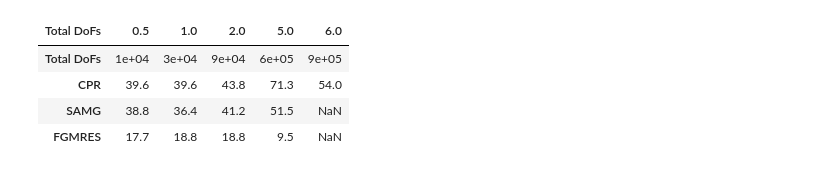
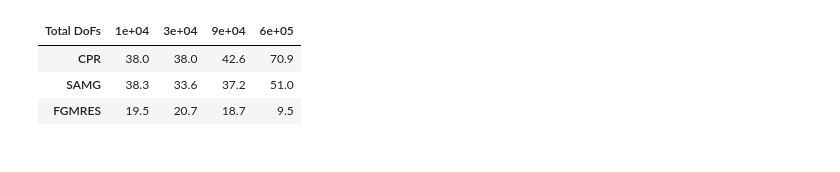
Before and after one commit to Yuriyzabegaev/FTHM-Solver, a Jupyter notebook: thermal/experiment_thermal_5_results.ipynb, the cells around one changed output. Drawn from its saved outputs; the diff is of its cells as text; code cells hidden in the pictures.

```diff
--- a/thermal/experiment_thermal_5_results.ipynb
+++ b/thermal/experiment_thermal_5_results.ipynb
@@ -115,0 +214,35 @@ plot_grid(
+# %%
+tex_fonts = {
+    # Use LaTeX to write all text
+    "text.usetex": False,
+    "font.family": "serif",
+    # Use 10pt font in plots, to match 10pt font in document
+    "axes.labelsize": 14,
+    "font.size": 14,
+    # Make the legend/label fonts a little smaller
+    "legend.fontsize": 14,
+    "xtick.labelsize": 12,
+    "ytick.labelsize": 12,
+}
+
+plt.rcParams.update(tex_fonts)
+
+plt.figure(figsize=(5,3))
+
+entry = data[3]['CPR']
+ts = np.cumsum(get_time_steps(entry))
+ls = get_ls_indices(entry)
+
+st, sl, op = get_num_sticking_sliding_open(entry)
+total = st + sl + op
+frac_len_mean = np.mean(load_data(f"../stats/dofs_info_stats_thermal_geo5x{5}_sol{'CPR'}.json")["cell_volumes"]) / 1000
+plt.gca().grid(True)
+marker = None
+plt.plot(ts[ls] / YEAR, sl *frac_len_mean, label="Slide", marker=marker, alpha=0.8, color='orange', linestyle='-')
+plt.plot(ts[ls]/ YEAR, op * frac_len_mean, label="Open", marker=marker, alpha=0.8, color='blue', linestyle='-.')
+plt.plot(ts[ls]/ YEAR, st * frac_len_mean, label="Stick", marker=marker, alpha=0.8, color='green', linestyle='--')
+plt.ylabel('Fracture cells area, m')
+plt.xlabel('Simulation time, years')
+plt.legend()
+plt.tight_layout()
+plt.savefig('fracture_cells_area.svg')
@@ -122,41 +257,44 @@ table = dict()
 NDIGITS = 1
 
 # solvers = ["CPR"]
 
 for g in grids:
     table[g] = {}
     for s in solvers:
         stats_name = f"stats_thermal_geo5x{g}_sol{s}.json"
         try:
             entry = load_data(f"../stats/{stats_name}")
             dofs_info = load_data(f"../stats/dofs_info_{stats_name}")
         except FileNotFoundError:
             continue
         total_dofs = dofs_info["total dofs"]
         table[g]["Total DoFs"] = f'{total_dofs:.0e}'
-        table[g][s] = round(np.mean(get_gmres_iterations(entry)), NDIGITS)
+
+        ts = np.cumsum(get_time_steps(entry))
+        ls = get_ls_indices(entry)
+        idx = np.where(ts[ls] < 30 * YEAR)[0]
+        table[g][s] = round(np.mean(np.array(get_gmres_iterations(entry))[idx]), NDIGITS)
 
         # if g in [1, 2, 5]:
         #     direct = load_data(f"../stats/stats_geo0x{g}_sol{21}_ph{1}_bb{2}_fr{1}.json")
         #     table["GMRES dir."].append(round(np.mean(get_gmres_iterations(direct)), NDIGITS))
         # else:
         #     table["GMRES dir."].append('-')
 
         # table['Newton iters.'].append(round(np.mean(get_newton_iterations(entry)), NDIGITS))
         converged_reason = get_petsc_converged_reason(entry)
         # table['\# lim iters.'].append(sum(np.array(get_petsc_converged_reason(entry)) < 0))
 
 table = pd.DataFrame(table)
-# table.rename(columns=table.iloc[0], inplace=True)
-# table = table[1:]
+table.rename(columns=table.iloc[0], inplace=True)
+table = table[1:]
 table.columns.name = 'Total DoFs'
 table
 # %% [output]
-| Total DoFs | 0.5 | 1.0 | 2.0 | 5.0 | 6.0 |
-| Total DoFs | 1e+04 | 3e+04 | 9e+04 | 6e+05 | 9e+05 |
-| CPR | 39.6 | 39.6 | 43.8 | 71.3 | 54.0 |
-| SAMG | 38.8 | 36.4 | 41.2 | 51.5 | NaN |
-| FGMRES | 17.7 | 18.8 | 18.8 | 9.5 | NaN |
+| Total DoFs | 1e+04 | 3e+04 | 9e+04 | 6e+05 |
+| CPR | 38.0 | 38.0 | 42.6 | 70.9 |
+| SAMG | 38.3 | 33.6 | 37.2 | 51.0 |
+| FGMRES | 19.5 | 20.7 | 18.7 | 9.5 |
 # %%
 print(table.to_latex(float_format=f'%.{NDIGITS}f'))
 # %% [output]
```
Also changed, not shown: parts of 10 cells of this notebook, 14 other files.
